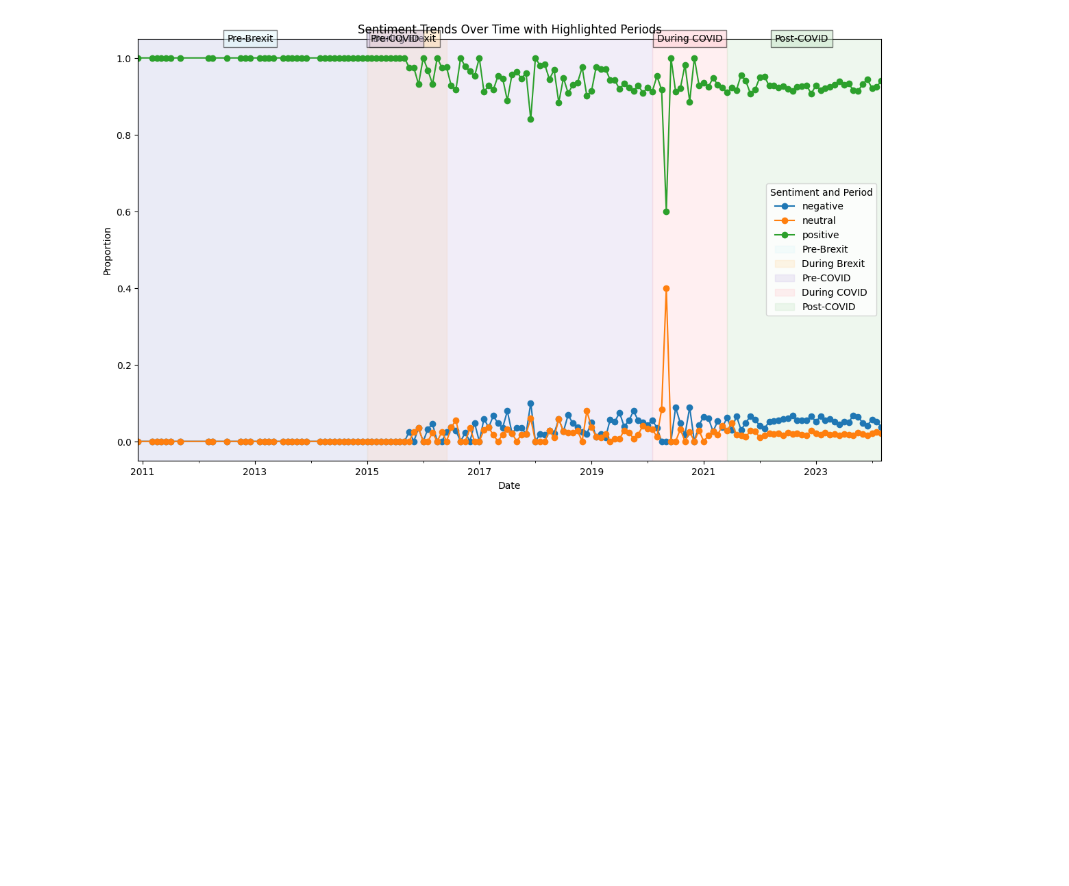
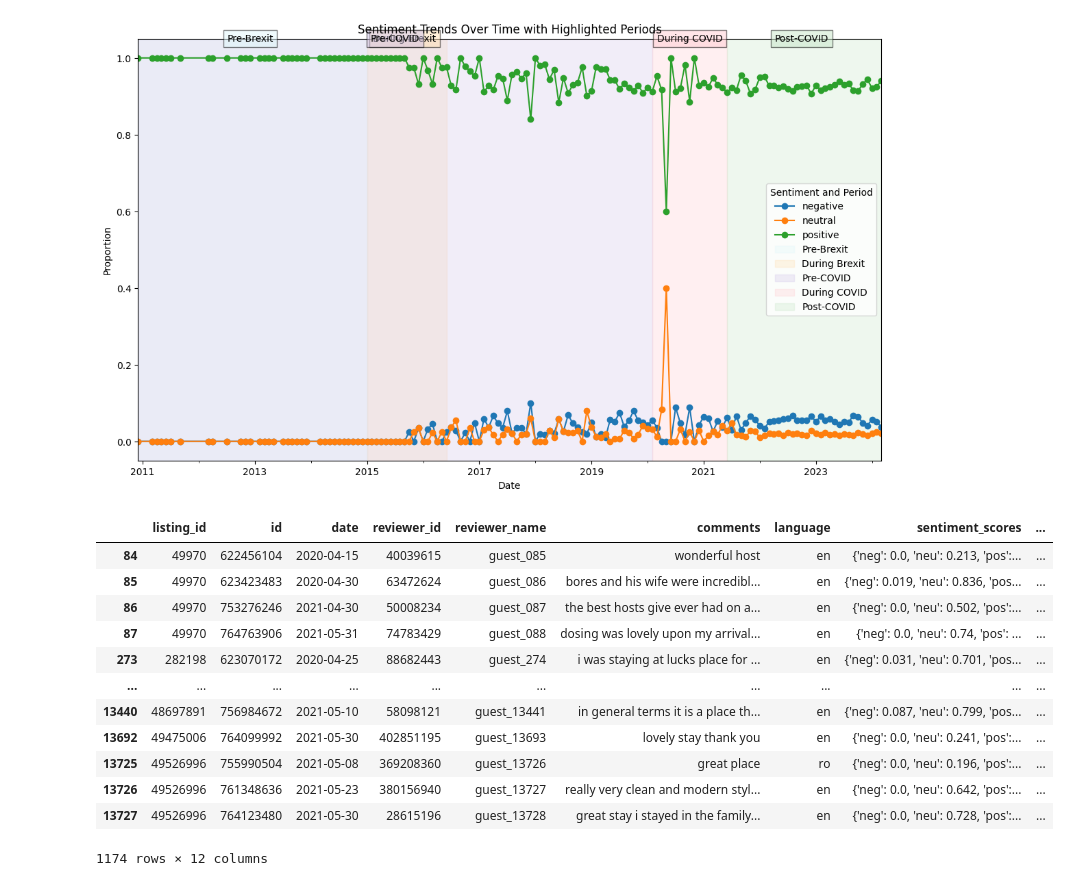
Before and after one commit to Babyaimy/sentimentanalysis-airbnb-london, a Jupyter notebook: DistilBERT_model.ipynb, the cells around one changed output. Drawn from its saved outputs; the diff is of its cells as text; code cells hidden in the pictures; blank space fills up the shorter version.

```diff
--- a/DistilBERT_model.ipynb
+++ b/DistilBERT_model.ipynb
@@ -320,3 +528,30 @@ plt.legend(title='Sentiment and Period')
 plt.show()
 # %% [output]
 [figure]
+# %%
+# Load the dataset with the existing sentiment analysis results
+file_path = 'reviews_with_predicted_sentiment.csv'
+reviews_df_2020 = pd.read_csv(file_path)
+
+# Convert the date column to datetime
+reviews_df_2020['date'] = pd.to_datetime(reviews_df_2020['date'], errors='coerce')
+
+# Filter for reviews during the COVID period
+covid_period = (reviews_df_2020['date'] >= '2020-02') & (reviews_df_2020['date'] <= '2021-06')
+during_covid_period = reviews_df_2020[covid_period]
+
+during_covid_period
+# %% [output]
+|  | listing_id | id | date | reviewer_id | reviewer_name | comments | language | sentiment_scores | ... |
+| 84 | 49970 | 622456104 | 2020-04-15 | 40039615 | guest_085 | wonderful host | en | {'neg': 0.0, 'neu': 0.213, 'pos':... | ... |
+| 85 | 49970 | 623423483 | 2020-04-30 | 63472624 | guest_086 | bores and his wife were incredibl... | en | {'neg': 0.019, 'neu': 0.836, 'pos... | ... |
+| 86 | 49970 | 753276246 | 2021-04-30 | 50008234 | guest_087 | the best hosts give ever had on a... | en | {'neg': 0.0, 'neu': 0.502, 'pos':... | ... |
+| 87 | 49970 | 764763906 | 2021-05-31 | 74783429 | guest_088 | dosing was lovely upon my arrival... | en | {'neg': 0.0, 'neu': 0.74, 'pos': ... | ... |
+| 273 | 282198 | 623070172 | 2020-04-25 | 88682443 | guest_274 | i was staying at lucks place for ... | en | {'neg': 0.031, 'neu': 0.701, 'pos... | ... |
+| ... | ... | ... | ... | ... | ... | ... | ... | ... | ... |
+| 13440 | 48697891 | 756984672 | 2021-05-10 | 58098121 | guest_13441 | in general terms it is a place th... | en | {'neg': 0.087, 'neu': 0.799, 'pos... | ... |
+| 13692 | 49475006 | 764099992 | 2021-05-30 | 402851195 | guest_13693 | lovely stay thank you | en | {'neg': 0.0, 'neu': 0.241, 'pos':... | ... |
+| 13725 | 49526996 | 755990504 | 2021-05-08 | 369208360 | guest_13726 | great place | ro | {'neg': 0.0, 'neu': 0.196, 'pos':... | ... |
+| 13726 | 49526996 | 761348636 | 2021-05-23 | 380156940 | guest_13727 | really very clean and modern styl... | en | {'neg': 0.0, 'neu': 0.642, 'pos':... | ... |
+| 13727 | 49526996 | 764123480 | 2021-05-30 | 28615196 | guest_13728 | great stay i stayed in the family... | en | {'neg': 0.0, 'neu': 0.728, 'pos':... | ... |
+1174 rows × 12 columns
```
Also changed, not shown: parts of 2 cells of this notebook.
